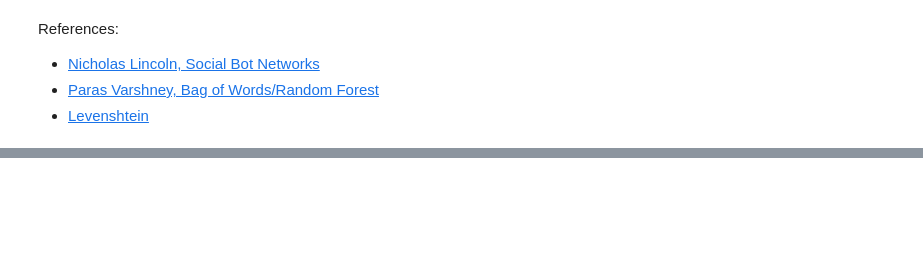
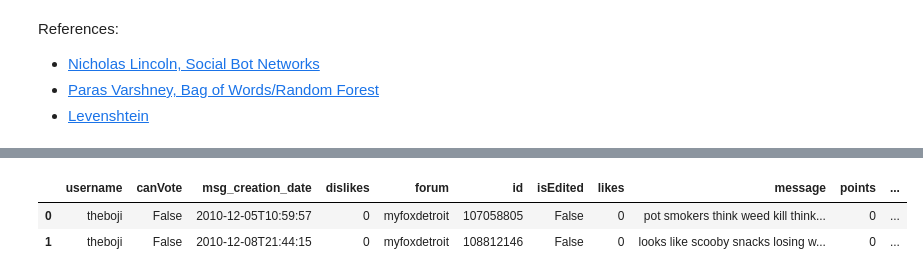
Before and after one commit to mae-ks/SocialBotNetworks, a Jupyter notebook: Advanced Network 2.ipynb, the cells around one changed output, grey strips where cells are left out. Cells and saved outputs as stored; diff of their text form; code cells hidden in the pictures; blank space fills up the shorter version.

```diff
--- a/Advanced Network 2.ipynb
+++ b/Advanced Network 2.ipynb
@@ -447,0 +414,2 @@ result = 1 - spatial.distance.cosine(dataSetI, dataSetII)
+# %%
+bot_comments = bot_comments.rename(columns = {'createdAt':'msg_creation_date'})
@@ -447,0 +452,6 @@ result = 1 - spatial.distance.cosine(dataSetI, dataSetII)
+# %%
+bot_comments.head(2)
+# %% [output]
+|  | username | canVote | msg_creation_date | dislikes | forum | id | isEdited | likes | message | points | ... |
+| 0 | theboji | False | 2010-12-05T10:59:57 | 0 | myfoxdetroit | 107058805 | False | 0 | pot smokers think weed kill think... | 0 | ... |
+| 1 | theboji | False | 2010-12-08T21:44:15 | 0 | myfoxdetroit | 108812146 | False | 0 | looks like scooby snacks losing w... | 0 | ... |
```
Also changed, not shown: parts of 18 cells of this notebook.
